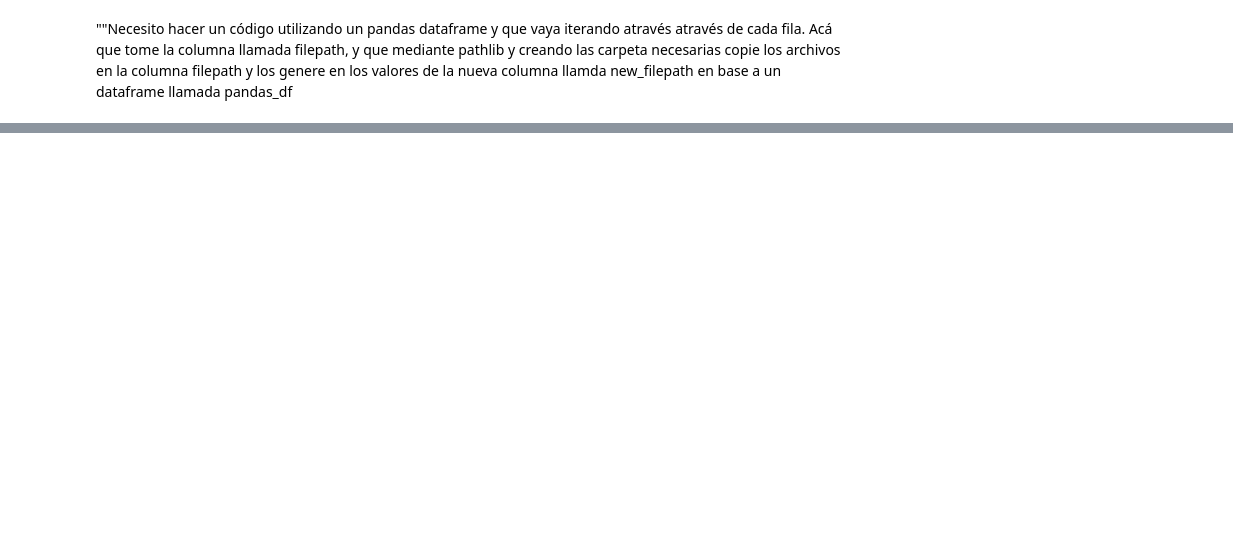
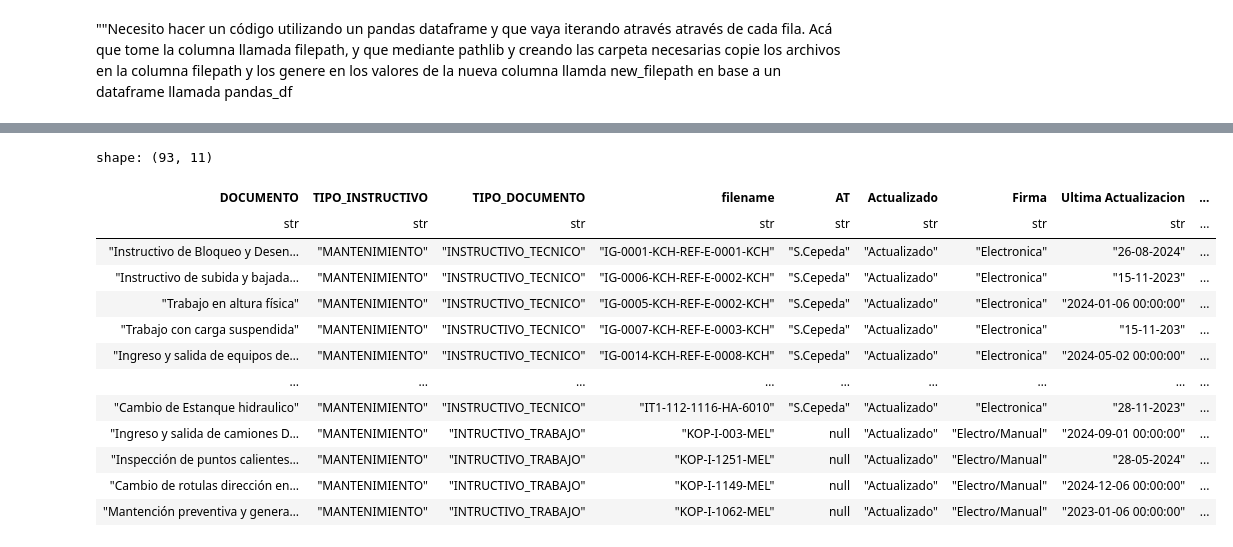
Before and after one commit to cecilvega/kverse, a Jupyter notebook: kdags_tests/IT.ipynb, the cells around one changed output, grey strips where cells are left out. Cells and saved outputs as stored; diff of their text form; code cells hidden in the pictures; blank space fills up the shorter version.

```diff
--- a/kdags_tests/IT.ipynb
+++ b/kdags_tests/IT.ipynb
@@ -218,0 +328,17 @@ Archivos con errores: 0
+# %%
+df.drop(["item "])
+# %% [output]
+shape: (93, 11)
+| DOCUMENTO | TIPO_INSTRUCTIVO | TIPO_DOCUMENTO | filename | AT | Actualizado | Firma | Ultima Actualizacion | ... |
+| str | str | str | str | str | str | str | str | ... |
+| "Instructivo de Bloqueo y Desen… | "MANTENIMIENTO" | "INSTRUCTIVO_TECNICO" | "IG-0001-KCH-REF-E-0001-KCH" | "S.Cepeda" | "Actualizado" | "Electronica" | "26-08-2024" | ... |
+| "Instructivo de subida y bajada… | "MANTENIMIENTO" | "INSTRUCTIVO_TECNICO" | "IG-0006-KCH-REF-E-0002-KCH" | "S.Cepeda" | "Actualizado" | "Electronica" | "15-11-2023" | ... |
+| "Trabajo en altura física" | "MANTENIMIENTO" | "INSTRUCTIVO_TECNICO" | "IG-0005-KCH-REF-E-0002-KCH" | "S.Cepeda" | "Actualizado" | "Electronica" | "2024-01-06 00:00:00" | ... |
+| "Trabajo con carga suspendida" | "MANTENIMIENTO" | "INSTRUCTIVO_TECNICO" | "IG-0007-KCH-REF-E-0003-KCH" | "S.Cepeda" | "Actualizado" | "Electronica" | "15-11-203" | ... |
+| "Ingreso y salida de equipos de… | "MANTENIMIENTO" | "INSTRUCTIVO_TECNICO" | "IG-0014-KCH-REF-E-0008-KCH" | "S.Cepeda" | "Actualizado" | "Electronica" | "2024-05-02 00:00:00" | ... |
+| … | … | … | … | … | … | … | … | ... |
+| "Cambio de Estanque hidraulico" | "MANTENIMIENTO" | "INSTRUCTIVO_TECNICO" | "IT1-112-1116-HA-6010" | "S.Cepeda" | "Actualizado" | "Electronica" | "28-11-2023" | ... |
+| "Ingreso y salida de camiones D… | "MANTENIMIENTO" | "INTRUCTIVO_TRABAJO" | "KOP-I-003-MEL" | null | "Actualizado" | "Electro/Manual" | "2024-09-01 00:00:00" | ... |
+| "Inspección de puntos calientes… | "MANTENIMIENTO" | "INTRUCTIVO_TRABAJO" | "KOP-I-1251-MEL" | null | "Actualizado" | "Electro/Manual" | "28-05-2024" | ... |
+| "Cambio de rotulas dirección en… | "MANTENIMIENTO" | "INTRUCTIVO_TRABAJO" | "KOP-I-1149-MEL" | null | "Actualizado" | "Electro/Manual" | "2024-12-06 00:00:00" | ... |
+| "Mantención preventiva y genera… | "MANTENIMIENTO" | "INTRUCTIVO_TRABAJO" | "KOP-I-1062-MEL" | null | "Actualizado" | "Electro/Manual" | "2023-01-06 00:00:00" | ... |
```
Also changed, not shown: parts of 14 cells of this notebook.
